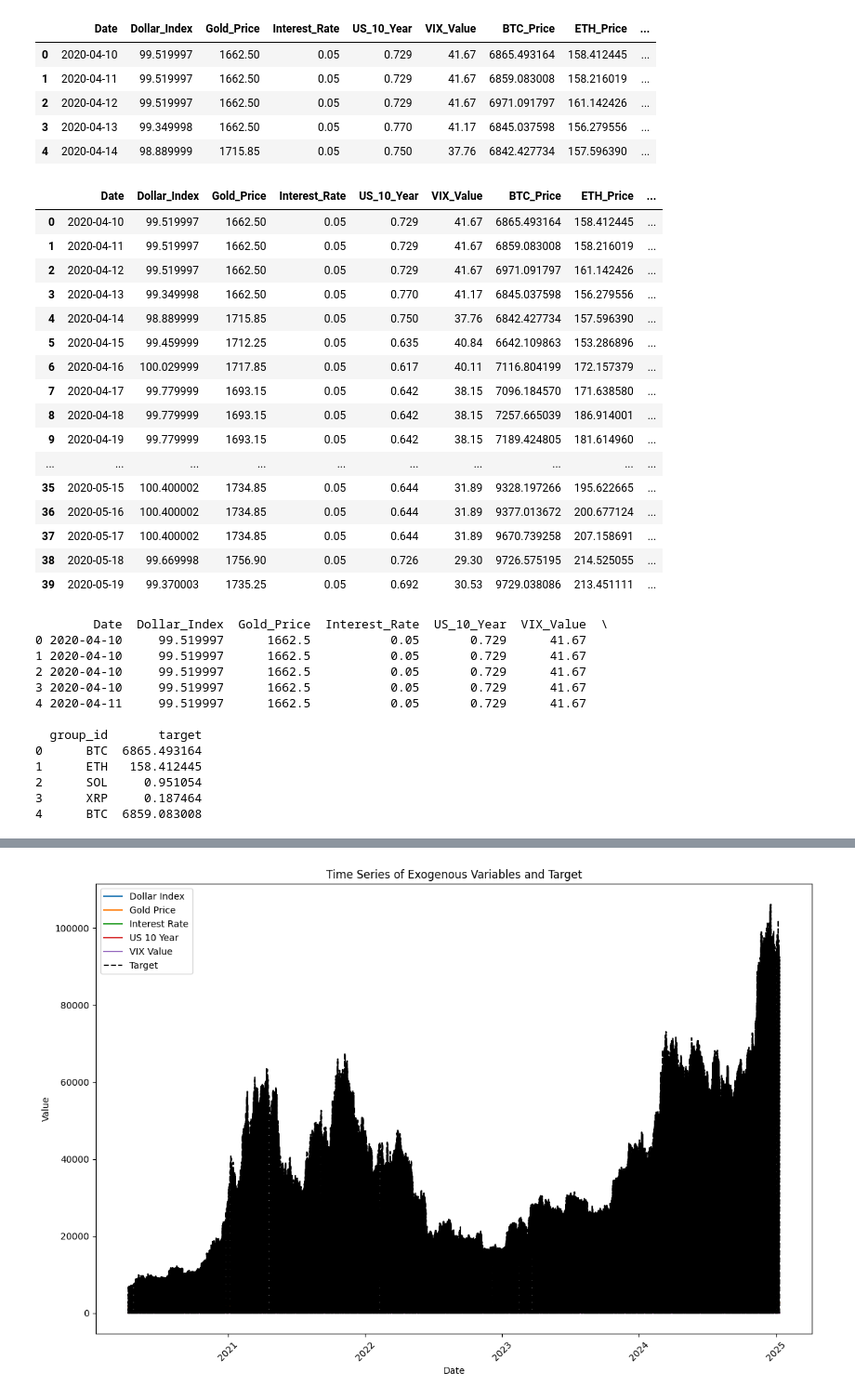
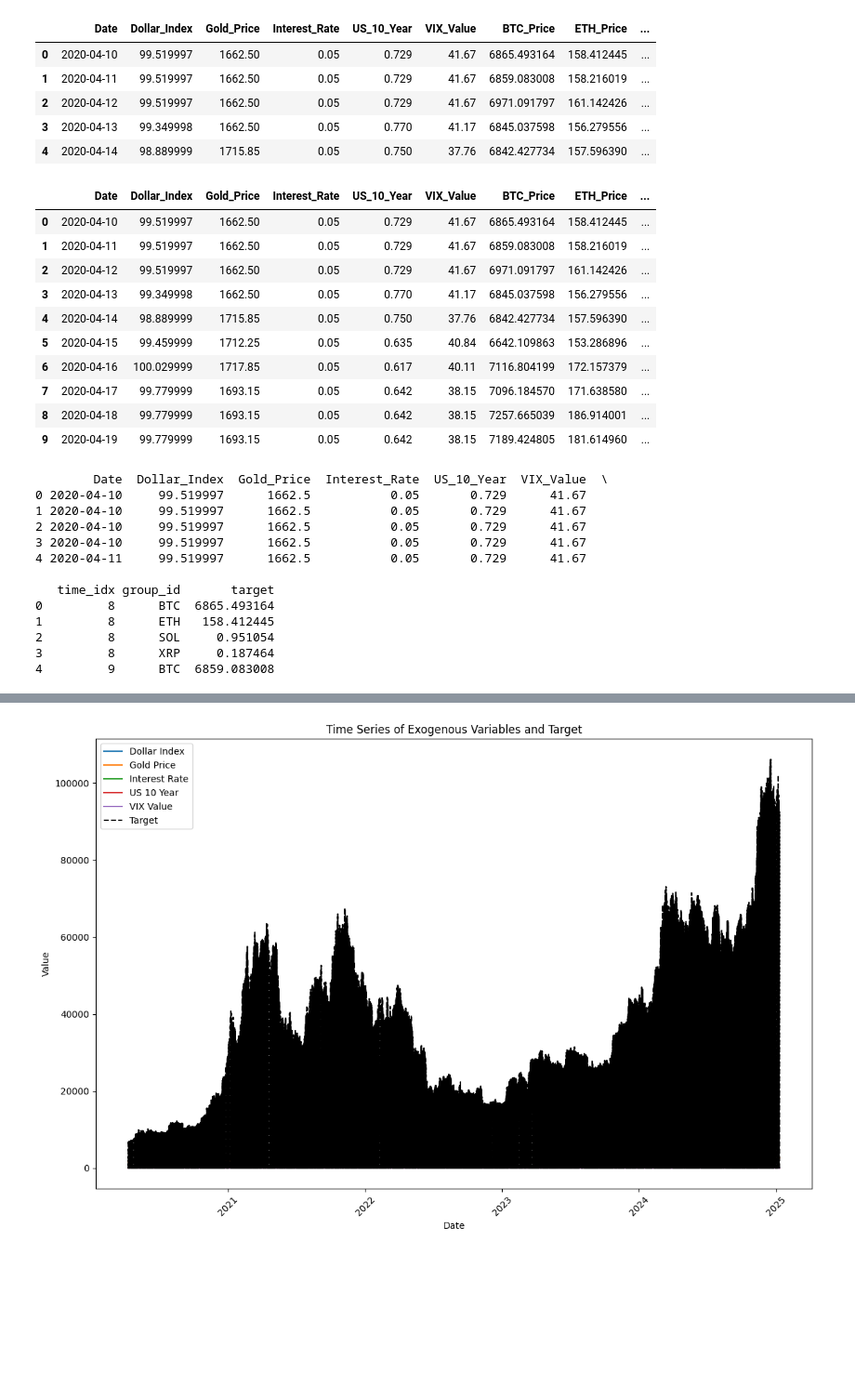
Before and after one commit to sathmikaDev/FYP, a Jupyter notebook: mainCode/TFT_V2.ipynb, the cells around one changed output, grey strips where cells are left out. Shown at 93% size. Drawn from its saved outputs; the diff is of its cells as text; code cells hidden in the pictures; blank space fills up the shorter version.

```diff
--- a/mainCode/TFT_V2.ipynb
+++ b/mainCode/TFT_V2.ipynb
@@ -157,7 +3,7 @@ Final_DF.to_csv('./Final_DF.csv', index=False)
 # %% [markdown]
 ## BUILDING THE MODEL
 # %%
-Final_DF = pd.read_csv('./Final_DF.csv')
+Final_DF = pd.read_csv('Final_DF.csv')
 # %%
 Final_DF.head()
 # %% [output]
@@ -172,32 +18,26 @@ Final_DF.head()
 Final_DF['Date'] = pd.to_datetime(Final_DF['Date'])
 # %%
 # add time index
-Final_DF["time_idx"] = Final_DF["Date"].dt.year * 12 + Final_DF["Date"].dt.month
+Final_DF["time_idx"] = Final_DF["Date"].dt.year * 12 + Final_DF["Date"].dt.month + Final_DF["Date"].dt.day
 Final_DF["time_idx"] -= Final_DF["time_idx"].min()
 # %%
-Final_DF.head(40)
+Final_DF.head(10)
 # %% [output]
 |  | Date | Dollar_Index | Gold_Price | Interest_Rate | US_10_Year | VIX_Value | BTC_Price | ETH_Price | ... |
 | 0 | 2020-04-10 | 99.519997 | 1662.50 | 0.05 | 0.729 | 41.67 | 6865.493164 | 158.412445 | ... |
 | 1 | 2020-04-11 | 99.519997 | 1662.50 | 0.05 | 0.729 | 41.67 | 6859.083008 | 158.216019 | ... |
 | 2 | 2020-04-12 | 99.519997 | 1662.50 | 0.05 | 0.729 | 41.67 | 6971.091797 | 161.142426 | ... |
 | 3 | 2020-04-13 | 99.349998 | 1662.50 | 0.05 | 0.770 | 41.17 | 6845.037598 | 156.279556 | ... |
 | 4 | 2020-04-14 | 98.889999 | 1715.85 | 0.05 | 0.750 | 37.76 | 6842.427734 | 157.596390 | ... |
 | 5 | 2020-04-15 | 99.459999 | 1712.25 | 0.05 | 0.635 | 40.84 | 6642.109863 | 153.286896 | ... |
 | 6 | 2020-04-16 | 100.029999 | 1717.85 | 0.05 | 0.617 | 40.11 | 7116.804199 | 172.157379 | ... |
 | 7 | 2020-04-17 | 99.779999 | 1693.15 | 0.05 | 0.642 | 38.15 | 7096.184570 | 171.638580 | ... |
 | 8 | 2020-04-18 | 99.779999 | 1693.15 | 0.05 | 0.642 | 38.15 | 7257.665039 | 186.914001 | ... |
 | 9 | 2020-04-19 | 99.779999 | 1693.15 | 0.05 | 0.642 | 38.15 | 7189.424805 | 181.614960 | ... |
-| ... | ... | ... | ... | ... | ... | ... | ... | ... | ... |
-| 35 | 2020-05-15 | 100.400002 | 1734.85 | 0.05 | 0.644 | 31.89 | 9328.197266 | 195.622665 | ... |
-| 36 | 2020-05-16 | 100.400002 | 1734.85 | 0.05 | 0.644 | 31.89 | 9377.013672 | 200.677124 | ... |
-| 37 | 2020-05-17 | 100.400002 | 1734.85 | 0.05 | 0.644 | 31.89 | 9670.739258 | 207.158691 | ... |
-| 38 | 2020-05-18 | 99.669998 | 1756.90 | 0.05 | 0.726 | 29.30 | 9726.575195 | 214.525055 | ... |
-| 39 | 2020-05-19 | 99.370003 | 1735.25 | 0.05 | 0.692 | 30.53 | 9729.038086 | 213.451111 | ... |
 # %%
 # Reshape the data into long format
 Final_DF = Final_DF.melt(
-    id_vars=['Date', 'Dollar_Index', 'Gold_Price', 'Interest_Rate', 'US_10_Year', 'VIX_Value'],
+    id_vars=['Date', 'Dollar_Index', 'Gold_Price', 'Interest_Rate', 'US_10_Year', 'VIX_Value', 'time_idx'],
     value_vars=['BTC_Price', 'ETH_Price', 'SOL_Price', 'XRP_Price'],
     var_name='group_id',
     value_name='target'
@@ -219,12 +59,12 @@ print(Final_DF.head())
 3 2020-04-10     99.519997      1662.5           0.05       0.729      41.67
 4 2020-04-11     99.519997      1662.5           0.05       0.729      41.67
 
-  group_id       target
-0      BTC  6865.493164
-1      ETH   158.412445
-2      SOL     0.951054
-3      XRP     0.187464
-4      BTC  6859.083008
+   time_idx group_id       target
+0         8      BTC  6865.493164
+1         8      ETH   158.412445
+2         8      SOL     0.951054
+3         8      XRP     0.187464
+4         9      BTC  6859.083008
 # %%
 Final_DF.head(40)
 # %% [output]
```
Also changed, not shown: parts of 50 cells of this notebook, 54 other files.
